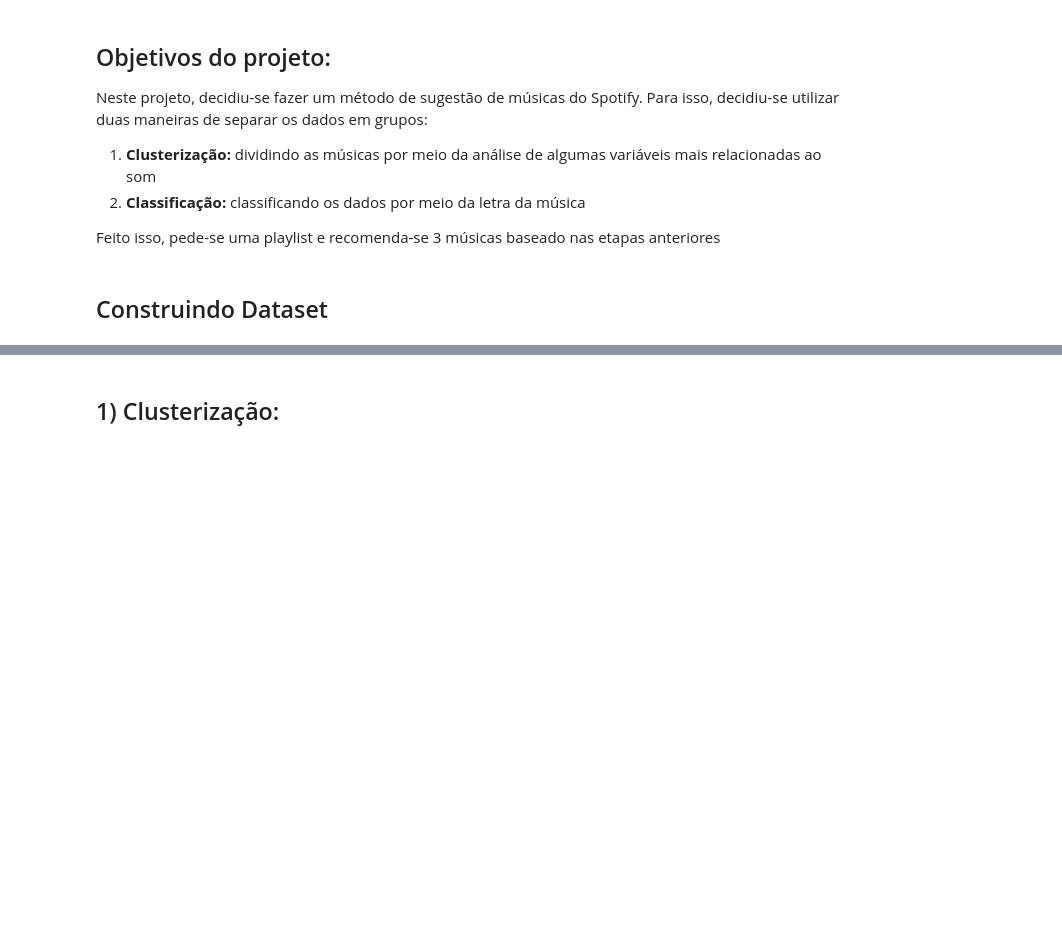
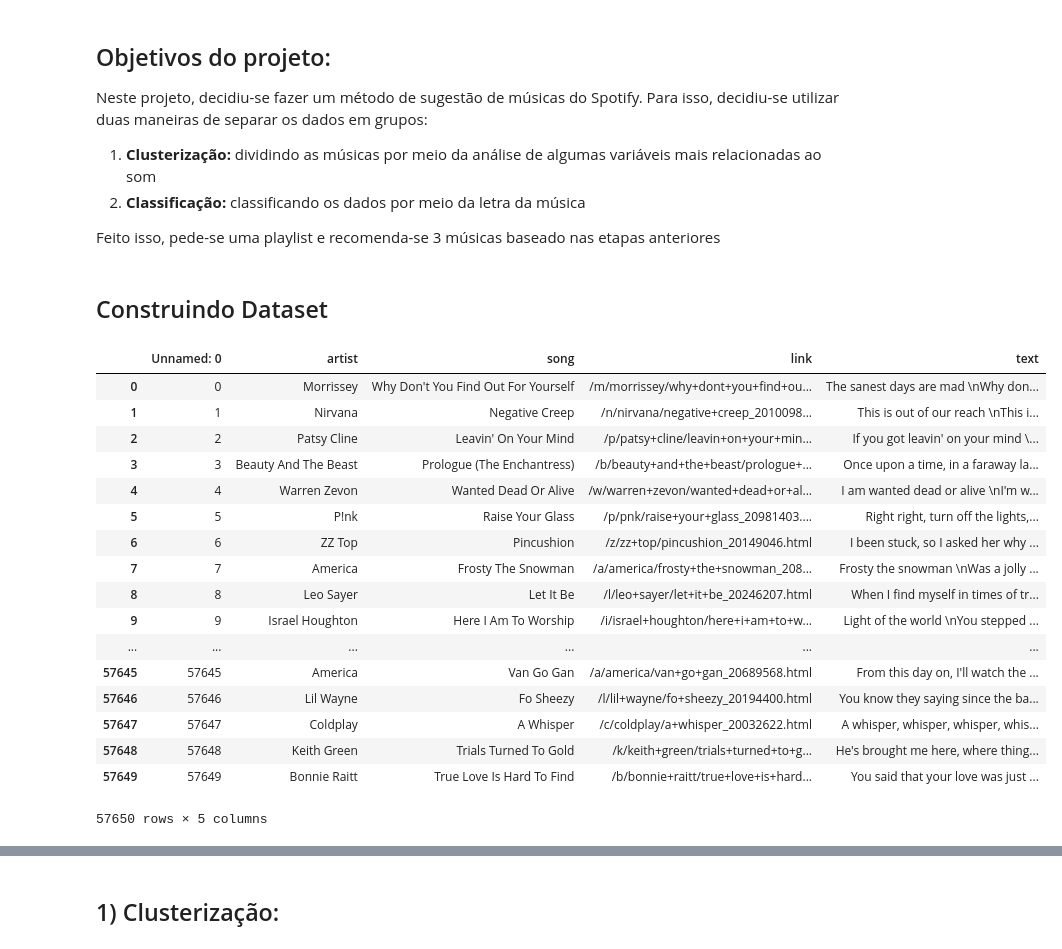
Before and after one commit to AnaBBHenriques/Ciencia_dos_dados, a Jupyter notebook: Projeto3/Sugestão Spotify-Copy2.ipynb, the cells around one changed output, grey strips where cells are left out. Drawn from its saved outputs; the diff is of its cells as text; code cells hidden in the pictures; blank space fills up the shorter version.

```diff
--- a/Projeto3/Sugestão Spotify-Copy2.ipynb
+++ b/Projeto3/Sugestão Spotify-Copy2.ipynb
@@ -17,8 +17,28 @@
 # %%
 import matplotlib.pyplot as plt
 import pandas as pd
 import random
 import csv
 df3 = pd.read_csv('misturadas.csv') #Dataset
+df3
+# %% [output]
+|  | Unnamed: 0 | artist | song | link | text |
+| 0 | 0 | Morrissey | Why Don't You Find Out For Yourself | /m/morrissey/why+dont+you+find+ou... | The sanest days are mad \nWhy don... |
+| 1 | 1 | Nirvana | Negative Creep | /n/nirvana/negative+creep_2010098... | This is out of our reach \nThis i... |
+| 2 | 2 | Patsy Cline | Leavin' On Your Mind | /p/patsy+cline/leavin+on+your+min... | If you got leavin' on your mind \... |
+| 3 | 3 | Beauty And The Beast | Prologue (The Enchantress) | /b/beauty+and+the+beast/prologue+... | Once upon a time, in a faraway la... |
+| 4 | 4 | Warren Zevon | Wanted Dead Or Alive | /w/warren+zevon/wanted+dead+or+al... | I am wanted dead or alive \nI'm w... |
+| 5 | 5 | P!nk | Raise Your Glass | /p/pnk/raise+your+glass_20981403.... | Right right, turn off the lights,... |
+| 6 | 6 | ZZ Top | Pincushion | /z/zz+top/pincushion_20149046.html | I been stuck, so I asked her why ... |
+| 7 | 7 | America | Frosty The Snowman | /a/america/frosty+the+snowman_208... | Frosty the snowman \nWas a jolly ... |
+| 8 | 8 | Leo Sayer | Let It Be | /l/leo+sayer/let+it+be_20246207.html | When I find myself in times of tr... |
+| 9 | 9 | Israel Houghton | Here I Am To Worship | /i/israel+houghton/here+i+am+to+w... | Light of the world \nYou stepped ... |
+| ... | ... | ... | ... | ... | ... |
+| 57645 | 57645 | America | Van Go Gan | /a/america/van+go+gan_20689568.html | From this day on, I'll watch the ... |
+| 57646 | 57646 | Lil Wayne | Fo Sheezy | /l/lil+wayne/fo+sheezy_20194400.html | You know they saying since the ba... |
+| 57647 | 57647 | Coldplay | A Whisper | /c/coldplay/a+whisper_20032622.html | A whisper, whisper, whisper, whis... |
+| 57648 | 57648 | Keith Green | Trials Turned To Gold | /k/keith+green/trials+turned+to+g... | He's brought me here, where thing... |
+| 57649 | 57649 | Bonnie Raitt | True Love Is Hard To Find | /b/bonnie+raitt/true+love+is+hard... | You said that your love was just ... |
+57650 rows × 5 columns
 # %%
 dflista=[] #lista de dataframes com informações da musica advindas do próprio dataset juntamente ao ID do spotify
```
Also changed, not shown: parts of 15 cells of this notebook.
